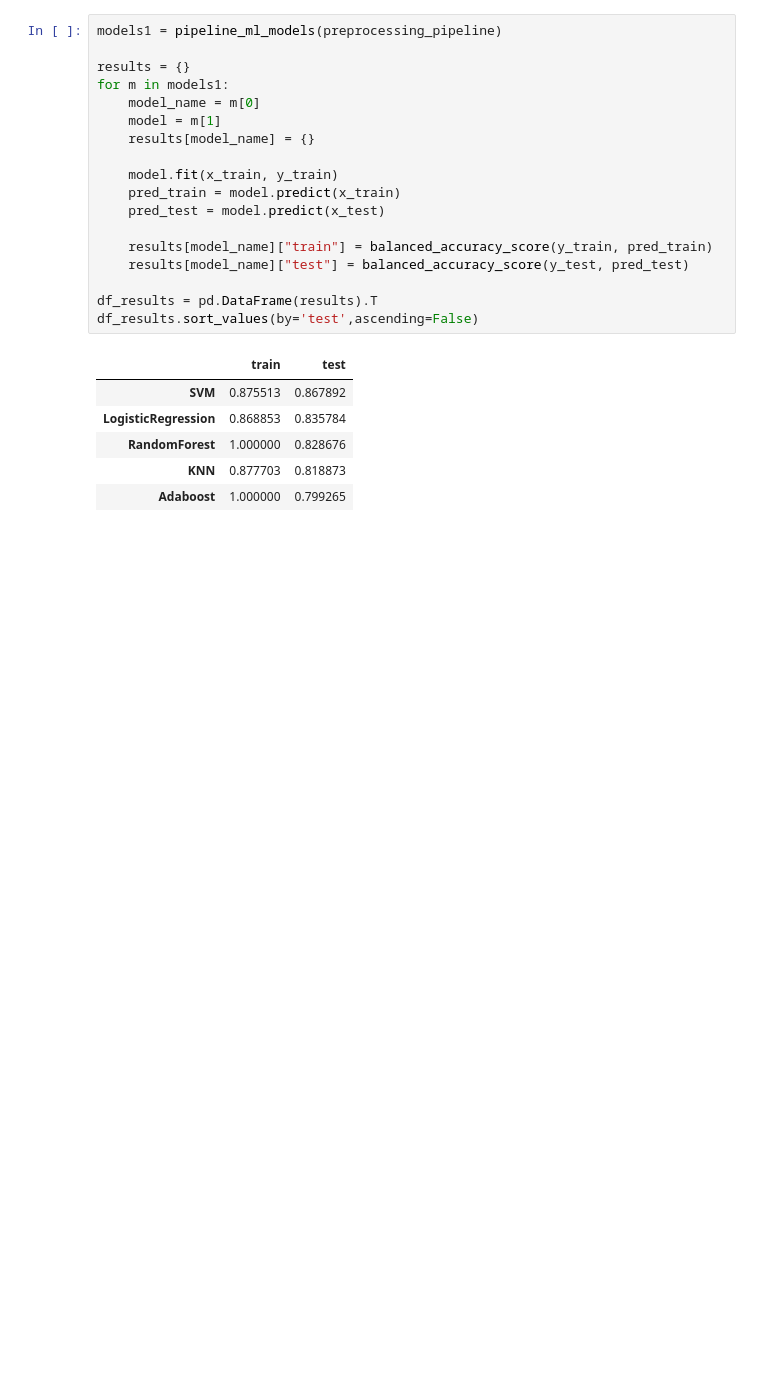
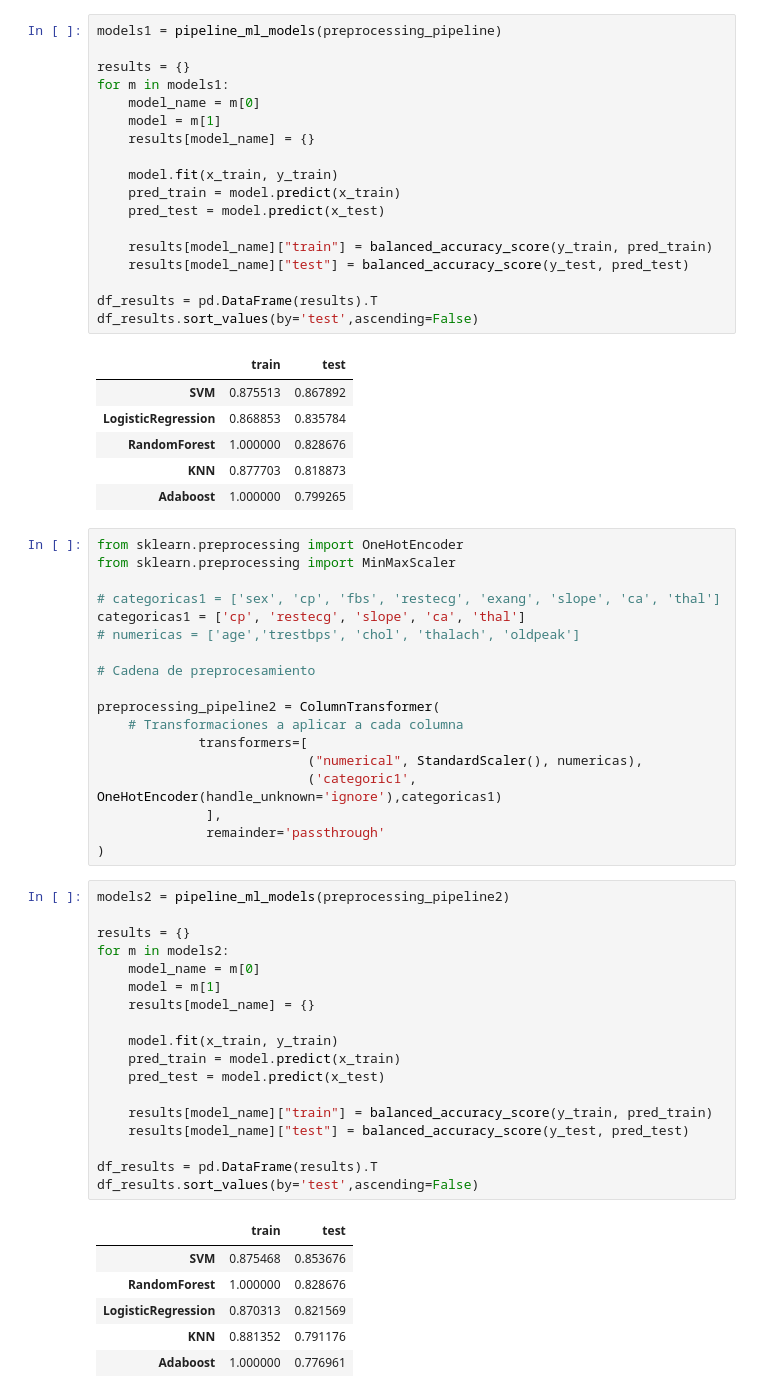
Before and after one commit to AguAcerbo/Carrera-de-Especializacion-en-IA, a Jupyter notebook: B3-Machine_Learning/Clase_5/Clase5_AprendizajeMaquina.ipynb, the cells around one changed output. Saved outputs shown, nothing was run; the diff lists cells and outputs as text; blank space fills up the shorter version.

```diff
--- a/B3-Machine_Learning/Clase_5/Clase5_AprendizajeMaquina.ipynb
+++ b/B3-Machine_Learning/Clase_5/Clase5_AprendizajeMaquina.ipynb
@@ -483,3 +484,46 @@ df_results.sort_values(by='test',ascending=False)
 | RandomForest | 1.000000 | 0.828676 |
 | KNN | 0.877703 | 0.818873 |
 | Adaboost | 1.000000 | 0.799265 |
+# %%
+from sklearn.preprocessing import OneHotEncoder
+from sklearn.preprocessing import MinMaxScaler
+
+# categoricas1 = ['sex', 'cp', 'fbs', 'restecg', 'exang', 'slope', 'ca', 'thal']
+categoricas1 = ['cp', 'restecg', 'slope', 'ca', 'thal']
+# numericas = ['age','trestbps', 'chol', 'thalach', 'oldpeak']
+
+# Cadena de preprocesamiento
+
+preprocessing_pipeline2 = ColumnTransformer(
+    # Transformaciones a aplicar a cada columna
+             transformers=[
+                           ("numerical", StandardScaler(), numericas),
+                           ('categoric1', OneHotEncoder(handle_unknown='ignore'),categoricas1)
+              ],
+              remainder='passthrough'
+)
+# %%
+models2 = pipeline_ml_models(preprocessing_pipeline2)
+
+results = {}
+for m in models2:
+    model_name = m[0]
+    model = m[1]
+    results[model_name] = {}
+
+    model.fit(x_train, y_train)
+    pred_train = model.predict(x_train)
+    pred_test = model.predict(x_test)
+
+    results[model_name]["train"] = balanced_accuracy_score(y_train, pred_train)
+    results[model_name]["test"] = balanced_accuracy_score(y_test, pred_test)
+
+df_results = pd.DataFrame(results).T
+df_results.sort_values(by='test',ascending=False)
+# %% [output]
+|  | train | test |
+| SVM | 0.875468 | 0.853676 |
+| RandomForest | 1.000000 | 0.828676 |
+| LogisticRegression | 0.870313 | 0.821569 |
+| KNN | 0.881352 | 0.791176 |
+| Adaboost | 1.000000 | 0.776961 |
```
Also changed, not shown: parts of 7 cells of this notebook, 2 other files.
